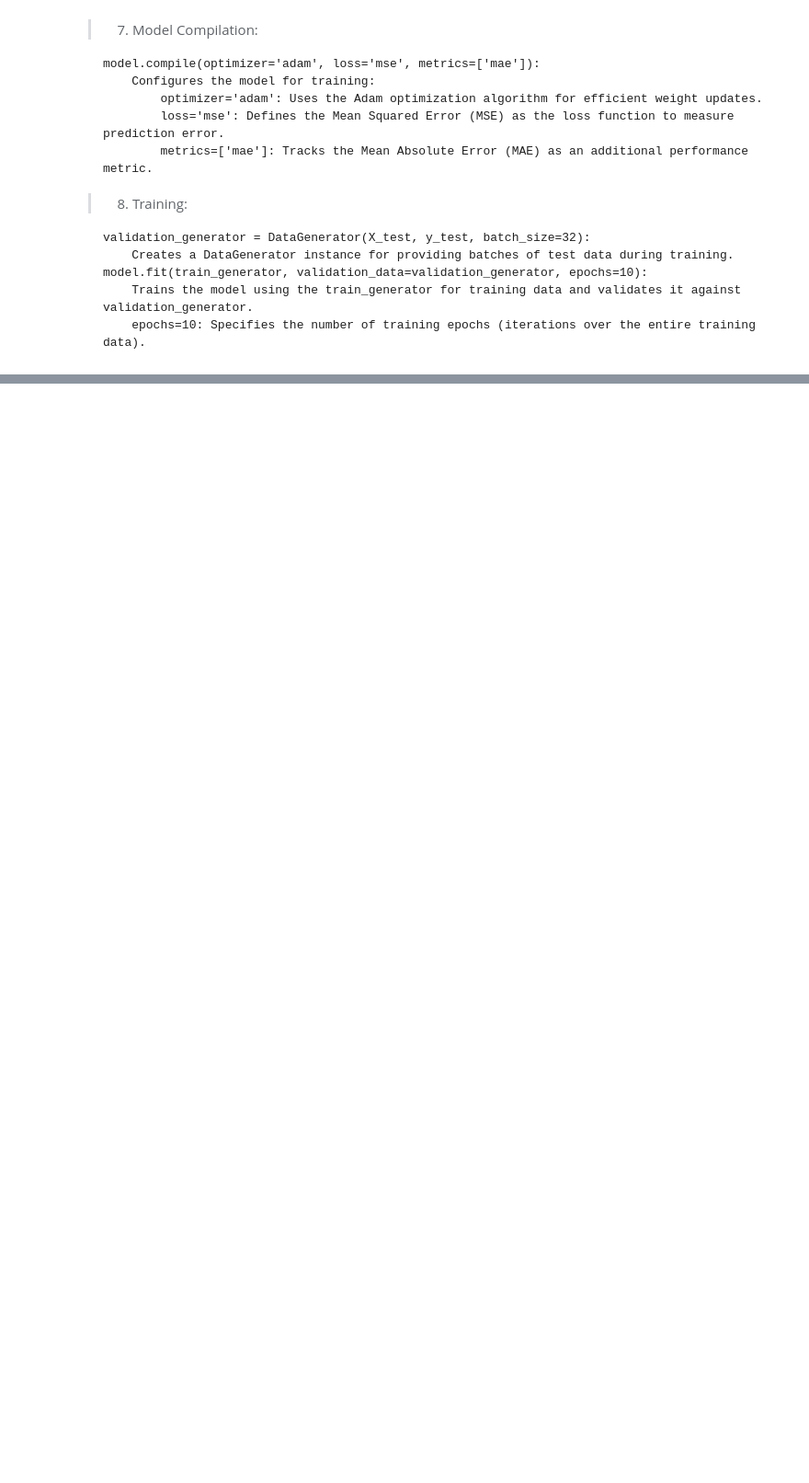
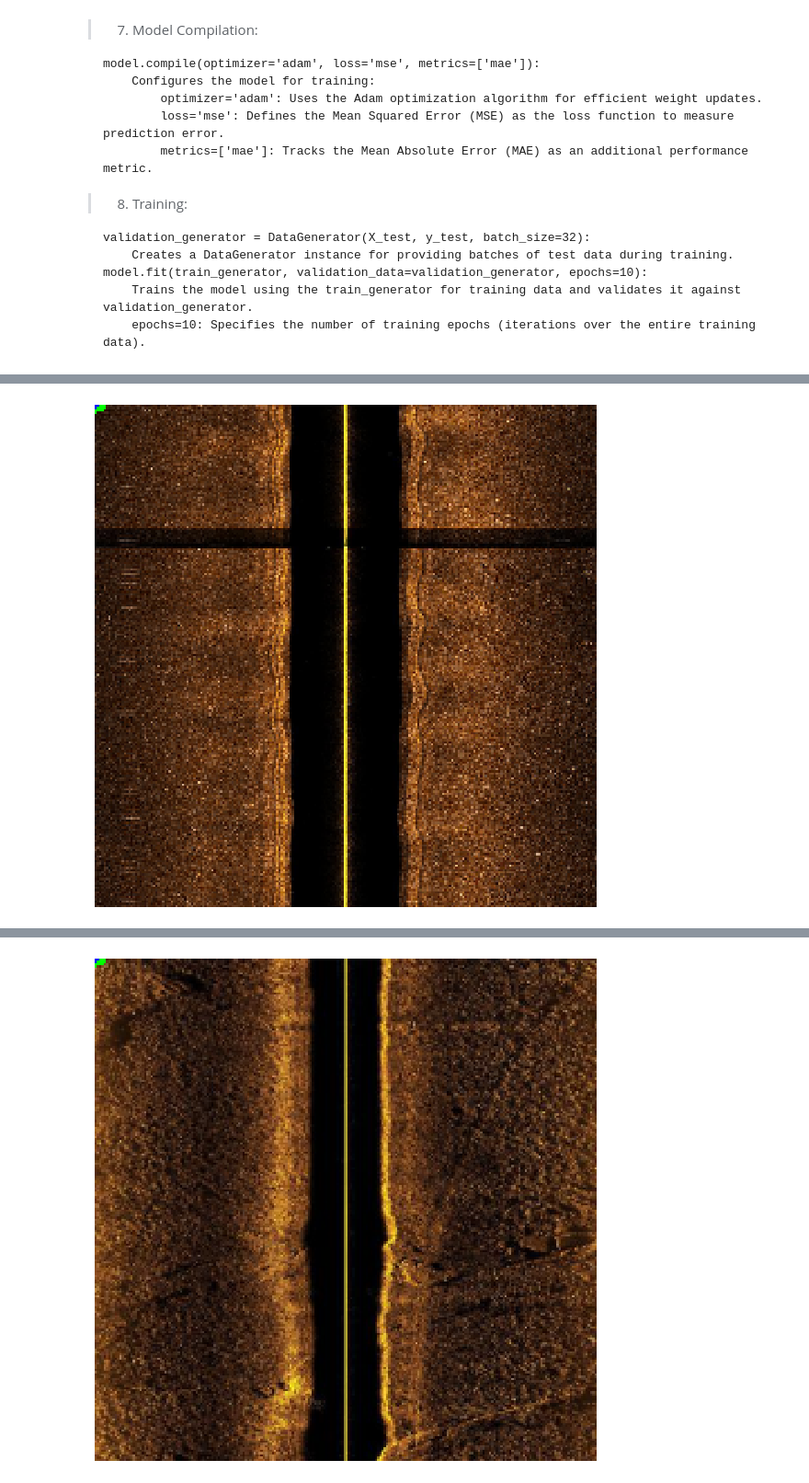
Before and after one commit to Zero00502/Sonar-detection, a Jupyter notebook: Object_Detection_Framework_using_CNN.ipynb, the cells around one changed output, grey strips where cells are left out. Shown: that part at 92% size. Cells and saved outputs as stored; diff of their text form; code cells hidden in the pictures; blank space fills up the shorter version.

```diff
--- a/Object_Detection_Framework_using_CNN.ipynb
+++ b/Object_Detection_Framework_using_CNN.ipynb
@@ -408,6 +394,0 @@ Validation Mean Absolute Error: 0.01621842011809349
-# %%
-# Convert y_test to float32 to match y_pred
-y_test = y_test.astype('float32')
-
-# OR convert y_pred to float64 to match y_test
-y_pred = y_pred.astype('float64')
@@ -529,0 +418,52 @@ Objectness Scores:
+# %%
+# Visualize predictions for sample test images
+import matplotlib.pyplot as plt
+import cv2
+
+def visualize_sample(image, predictions, ground_truth=None):
+    """
+    Visualize a single image with predictions and optional ground truth.
+    """
+    img = image.copy()
+    h, w, _ = img.shape
+
+    # Draw predicted boxes
+    for pred in predictions:
+        class_id, x, y, width, height = pred
+        x1 = int((x - width / 2) * w)
+        y1 = int((y - height / 2) * h)
+        x2 = int((x + width / 2) * w)
+        y2 = int((y + height / 2) * h)
+        cv2.rectangle(img, (x1, y1), (x2, y2), (0, 255, 0), 2)  # Green for predictions
+        cv2.putText(img, f"Pred: {class_id}", (x1, y1 - 10), cv2.FONT_HERSHEY_SIMPLEX, 0.5, (0, 255, 0), 2)
+
+    # Draw ground truth boxes if available
+    if ground_truth is not None:
+        for gt in ground_truth:
+            class_id, x, y, width, height = gt
+            x1 = int((x - width / 2) * w)
+            y1 = int((y - height / 2) * h)
+            x2 = int((x + width / 2) * w)
+            y2 = int((y + height / 2) * h)
+            cv2.rectangle(img, (x1, y1), (x2, y2), (255, 0, 0), 2)  # Blue for ground truth
+            cv2.putText(img, f"GT: {class_id}", (x1, y1 - 10), cv2.FONT_HERSHEY_SIMPLEX, 0.5, (255, 0, 0), 2)
+
+    plt.figure(figsize=(10, 10))
+    plt.imshow(cv2.cvtColor(img, cv2.COLOR_BGR2RGB))
+    plt.axis('off')
+    plt.show()
+
+# Example: Visualize predictions for a few test images
+for i in range(3):  # Visualize 3 test samples
+    test_image = X_test[i]
+    test_ground_truth = y_test[i]
+
+    # Expand dimensions and normalize the image
+    test_image_batch = np.expand_dims(test_image, axis=0) / 255.0  # Normalize to match training input
+
+    # Predict bounding boxes and class IDs
+    predictions = model.predict(test_image_batch)[0]  # Remove batch dimension
+
+    # Visualize predictions
+    visualize_sample(test_image, predictions, ground_truth=test_ground_truth)
+# %% [output]
@@ -529,0 +471 @@ Objectness Scores:
+[figure, added]
@@ -529,0 +473 @@ Objectness Scores:
+[figure, added]
```
Also changed, not shown: parts of 16 cells of this notebook.
